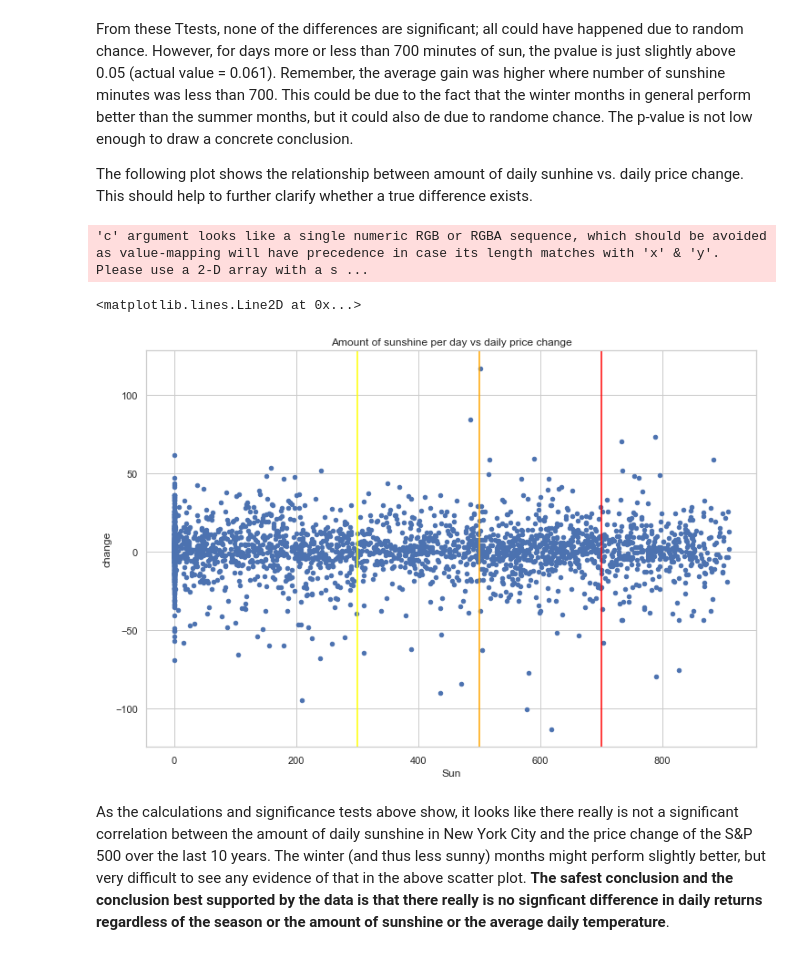
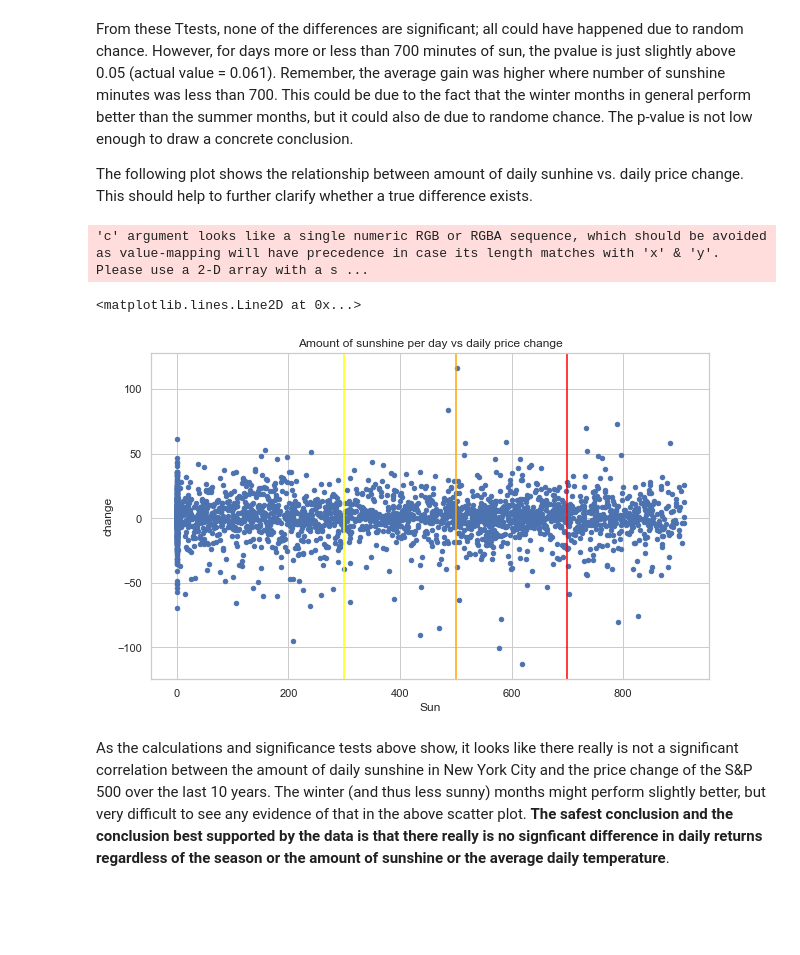
Before and after one commit to etterfred/Thinkful, a Jupyter notebook: final_capstone_Fred_Etter.ipynb, the cells around one changed output. Saved outputs shown, nothing was run; the diff lists cells and outputs as text; code cells hidden in the pictures; blank space fills up the shorter version.

```diff
--- a/final_capstone_Fred_Etter.ipynb
+++ b/final_capstone_Fred_Etter.ipynb
@@ -1479,14 +1516,14 @@ From these Ttests, none of the differences are significant; all could have happe
 The following plot shows the relationship between amount of daily sunhine vs. daily price change.  This should help to further clarify whether a true difference exists.
 # %%
 df_sun.plot(kind='scatter', x='Sun', y='change', title='Amount of sunshine per day vs daily price change',
-                 figsize=(12, 8), grid=True)
+                 figsize=(10, 6), grid=True)
 plt.axvline(x=300, color='yellow')
 plt.axvline(x=500, color='orange')
 plt.axvline(x=700, color='red')
 # %% [output]
 'c' argument looks like a single numeric RGB or RGBA sequence, which should be avoided as value-mapping will have precedence in case its length matches with 'x' & 'y'.  Please use a 2-D array with a s ...
 <matplotlib.lines.Line2D at 0x...>
-[figure, old version]
+[figure, new version]
 # %% [markdown]
 As the calculations and significance tests above show, it looks like there really is not a significant correlation between the amount of daily sunshine in New York City and the price change of the S&P 500 over the last 10 years.  The winter (and thus less sunny) months might perform slightly better, but very difficult to see any evidence of that in the above scatter plot.  **The safest conclusion and the conclusion best supported by the data is that there really is no signficant difference in daily returns regardless of the season or the amount of sunshine or the average daily temperature**.
 # %% [markdown]
```
Also changed, not shown: parts of 16 cells of this notebook.
